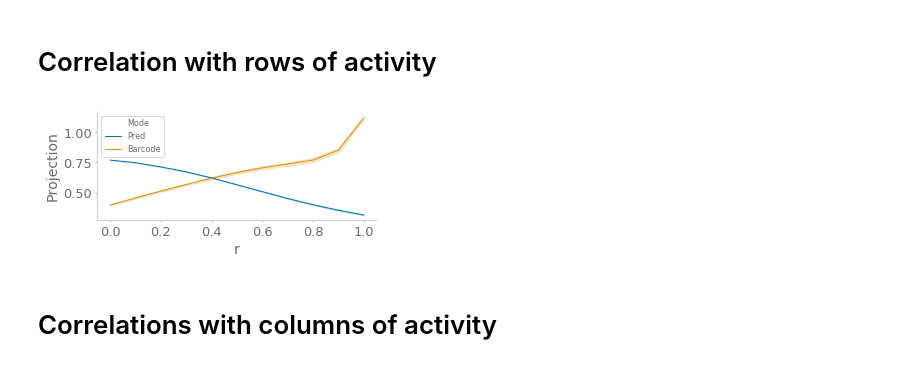
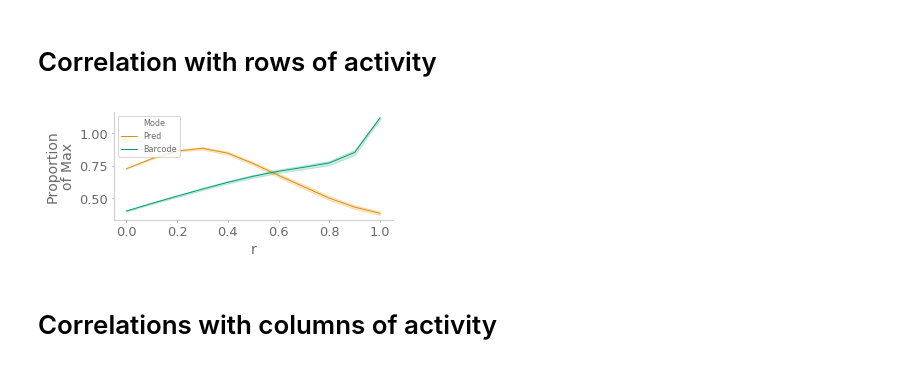
Before and after one commit to chingf/barcodes, a Jupyter notebook: Fig6-prediction-effect-of-rec-strength.ipynb, the cells around one changed output. Cells and saved outputs as stored; diff of their text form; code cells hidden in the pictures.

Commit message:
Update capacity script and improve prediction f(r) plots

```diff
--- a/Fig6-prediction-effect-of-rec-strength.ipynb
+++ b/Fig6-prediction-effect-of-rec-strength.ipynb
@@ -173,6 +173,10 @@ plt.show()
 [figure]
 # %% [markdown]
 # Correlation with rows of activity
+# %%
+place_peaks = place_acts.copy()
+for i in range(place_peaks.shape[1]):
+    place_peaks[:,i][place_peaks[:,i]!=place_peaks[:,i].max()] = 0
 # %%
 data = {
     'Projection': [],
@@ -187,14 +191,14 @@ for r in np.arange(0, 1.1, 0.1):
         _act = _act - _act.mean()
         _act = _act/np.linalg.norm(_act)
         _bar = final_barcode_acts[row] / np.linalg.norm(barcode_acts[row])
-        #_place = place_acts[row] / np.linalg.norm(place_acts[row])
-        _pred = place_acts[(row+4)%num_states] / np.linalg.norm(place_acts[(row+3)%num_states])
+        #_place = place_peaks[row] / np.linalg.norm(place_peaks[row])
+        _pred = place_peaks[(row+3)%num_states] / np.linalg.norm(place_peaks[(row+3)%num_states])
         #_pred = pred_acts[row] / np.linalg.norm(pred_acts[row])
 
 
-        #data['Projection'].append(np.dot(_act, _place))
-        #data['r'].append(r)
-        #data['Mode'].append('Place')
+#         data['Projection'].append(np.dot(_act, _place))
+#         data['r'].append(r)
+#         data['Mode'].append('Place')
 
         data['Projection'].append(np.dot(_act, _pred))
         data['r'].append(r)
@@ -208,9 +210,14 @@ df = pd.DataFrame(data)
 # %%
+df = pd.DataFrame(data)
+df.loc[df['Mode'] =='Pred', 'Projection'] /= np.max(df.loc[df['Mode'] =='Pred', 'Projection'])
 plt.figure(figsize=(5,2))
-sns.lineplot(x='r', y='Projection', hue='Mode', data=df)
+sns.lineplot(
+    x='r', y='Projection', hue='Mode',
+    data=df, palette=['C1', 'C2'], hue_order=['Pred', 'Barcode'])
+plt.ylabel('Proportion\nof Max')
 plt.show()
 # %% [output]
-[figure, old version]
+[figure, new version]
 # %% [markdown]
 # Correlations with columns of activity
 # %%
```
Also changed, not shown: parts of 1 cell of this notebook, 2 other files.
